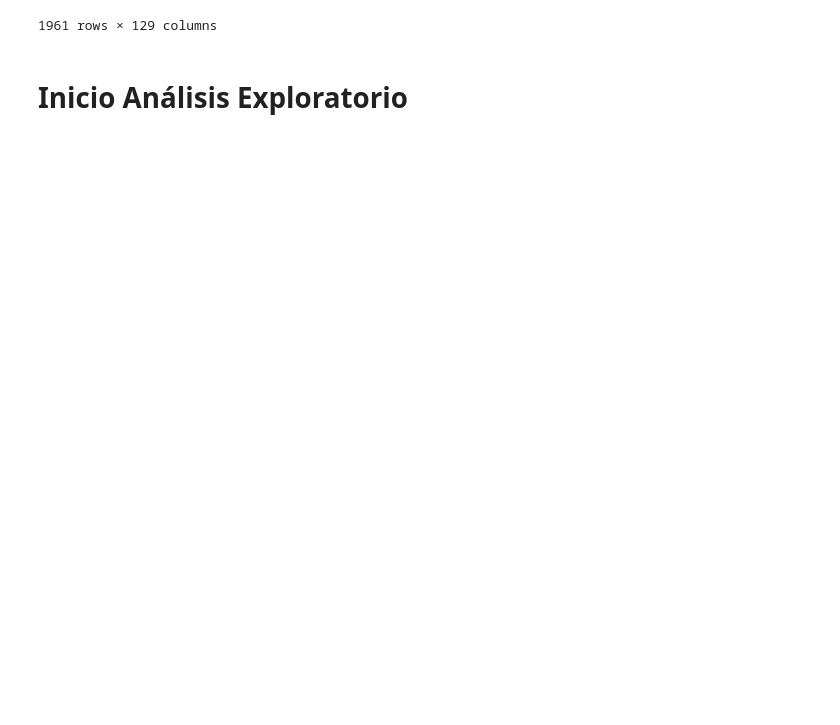
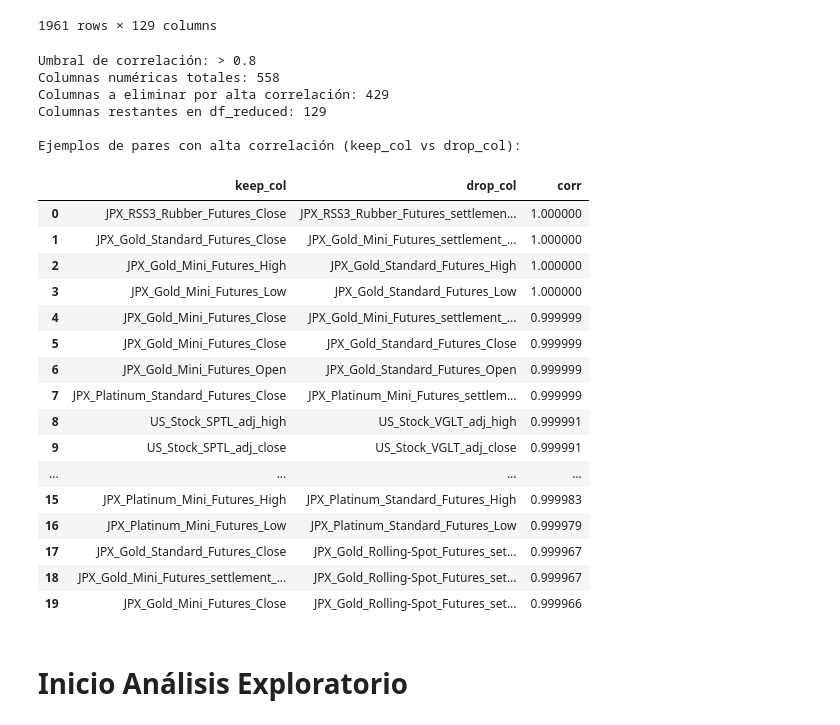
Before and after one commit to PabloSHerrera/Proyecto-2-DS, a Jupyter notebook: proyecto 2 DS.ipynb, the cells around one changed output. Saved outputs shown, nothing was run; the diff lists cells and outputs as text; code cells hidden in the pictures; blank space fills up the shorter version.

Commit message:
data set limpio

```diff
--- a/proyecto 2 DS.ipynb
+++ b/proyecto 2 DS.ipynb
@@ -145,2 +147,66 @@ data
+# %%
+import numpy as np
+import pandas as pd
+
+THRESHOLD = 0.8
+
+# Usar solo columnas numéricas
+num_cols = df_filled.select_dtypes(include="number")
+
+# Matriz de correlación absoluta
+corr_matrix = num_cols.corr().abs()
+
+# Triángulo superior (para no repetir pares)
+upper = corr_matrix.where(np.triu(np.ones(corr_matrix.shape), k=1).astype(bool))
+
+#PARES con correlación > THRESHOLD
+#    - 'keep_col' = columna "anterior" (se mantiene)
+#    - 'drop_col' = columna "posterior" (se elimina)
+pairs_df = (
+    upper.where(upper > THRESHOLD)
+         .stack()
+         .reset_index()
+         .rename(columns={"level_0": "keep_col", "level_1": "drop_col", 0: "corr"})
+         .sort_values("corr", ascending=False)
+         .reset_index(drop=True)
+)
+
+# Columnas a eliminar (las "posteriores" que están muy correlacionadas con alguna anterior)
+cols_to_drop = pairs_df["drop_col"].unique().tolist()
+
+# DataFrame reducido (sin las columnas redundantes)
+df_reduced = df_filled.drop(columns=cols_to_drop, errors="ignore")
+
+print(f"Umbral de correlación: > {THRESHOLD}")
+print(f"Columnas numéricas totales: {num_cols.shape[1]}")
+print(f"Columnas a eliminar por alta correlación: {len(cols_to_drop)}")
+print(f"Columnas restantes en df_reduced: {df_reduced.select_dtypes(include='number').shape[1]}")
+
+print("\nEjemplos de pares con alta correlación (keep_col vs drop_col):")
+display(pairs_df.head(20))
+# %% [output]
+Umbral de correlación: > 0.8
+Columnas numéricas totales: 558
+Columnas a eliminar por alta correlación: 429
+Columnas restantes en df_reduced: 129
+
+Ejemplos de pares con alta correlación (keep_col vs drop_col):
+|  | keep_col | drop_col | corr |
+| 0 | JPX_RSS3_Rubber_Futures_Close | JPX_RSS3_Rubber_Futures_settlemen... | 1.000000 |
+| 1 | JPX_Gold_Standard_Futures_Close | JPX_Gold_Mini_Futures_settlement_... | 1.000000 |
+| 2 | JPX_Gold_Mini_Futures_High | JPX_Gold_Standard_Futures_High | 1.000000 |
+| 3 | JPX_Gold_Mini_Futures_Low | JPX_Gold_Standard_Futures_Low | 1.000000 |
+| 4 | JPX_Gold_Mini_Futures_Close | JPX_Gold_Mini_Futures_settlement_... | 0.999999 |
+| 5 | JPX_Gold_Mini_Futures_Close | JPX_Gold_Standard_Futures_Close | 0.999999 |
+| 6 | JPX_Gold_Mini_Futures_Open | JPX_Gold_Standard_Futures_Open | 0.999999 |
+| 7 | JPX_Platinum_Standard_Futures_Close | JPX_Platinum_Mini_Futures_settlem... | 0.999999 |
+| 8 | US_Stock_SPTL_adj_high | US_Stock_VGLT_adj_high | 0.999991 |
+| 9 | US_Stock_SPTL_adj_close | US_Stock_VGLT_adj_close | 0.999991 |
+| ... | ... | ... | ... |
+| 15 | JPX_Platinum_Mini_Futures_High | JPX_Platinum_Standard_Futures_High | 0.999983 |
+| 16 | JPX_Platinum_Mini_Futures_Low | JPX_Platinum_Standard_Futures_Low | 0.999979 |
+| 17 | JPX_Gold_Standard_Futures_Close | JPX_Gold_Rolling-Spot_Futures_set... | 0.999967 |
+| 18 | JPX_Gold_Mini_Futures_settlement_... | JPX_Gold_Rolling-Spot_Futures_set... | 0.999967 |
+| 19 | JPX_Gold_Mini_Futures_Close | JPX_Gold_Rolling-Spot_Futures_set... | 0.999966 |
 # %% [markdown]
 # Inicio Análisis Exploratorio
```
Also changed, not shown: parts of 1 cell of this notebook, 1 other file.
